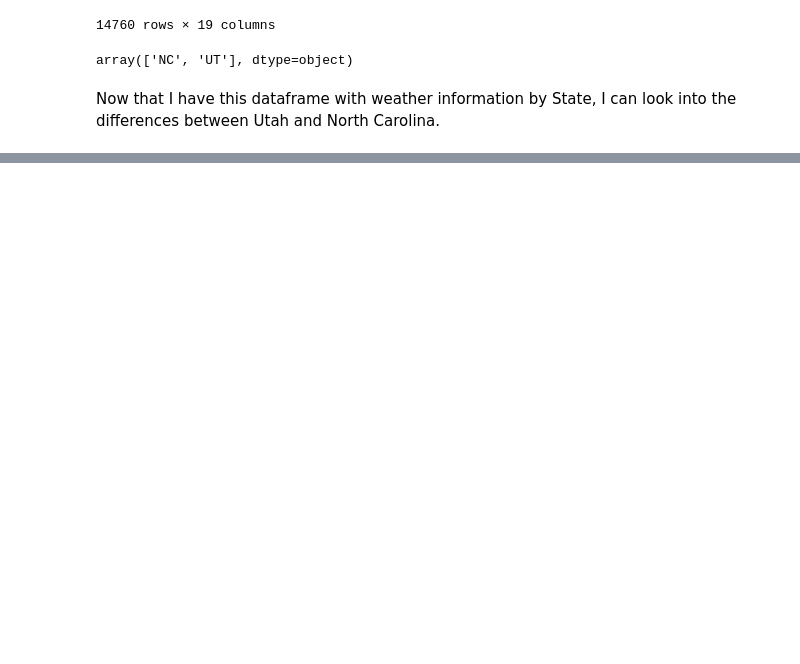
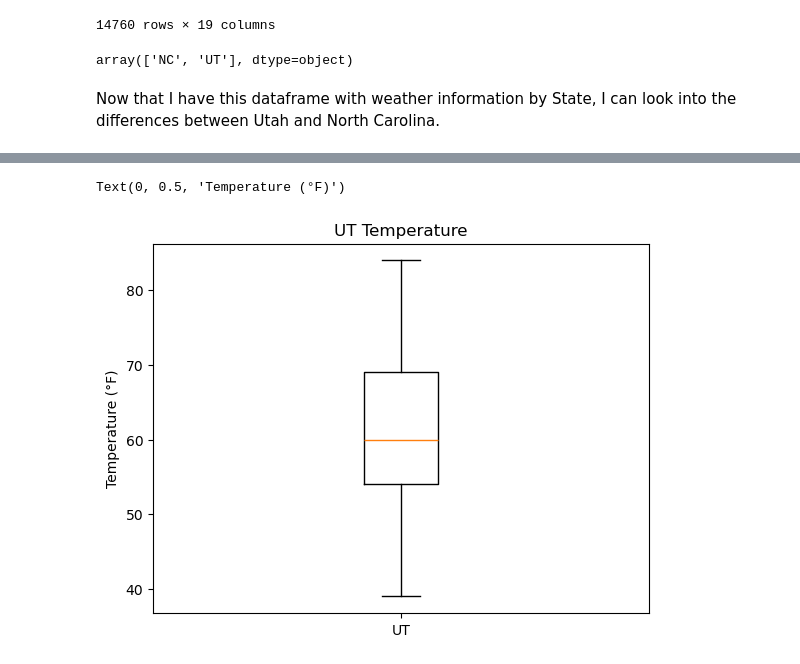
Before and after one commit to calkzhao/honeybees, a Jupyter notebook: jupyter_honeybee.ipynb, the cells around one changed output, grey strips where cells are left out. Cells and saved outputs as stored; diff of their text form; code cells hidden in the pictures; blank space fills up the shorter version.

```diff
--- a/jupyter_honeybee.ipynb
+++ b/jupyter_honeybee.ipynb
@@ -186,0 +183,4 @@ weather_with_state.describe(include='all')
+# %%
+weather_with_state["Temperature"] = pd.to_numeric(weather_with_state['Temperature'].astype(str).str.replace('\xa0', '', regex=True), errors='coerce')
+
+weather_with_state['Temperature']
@@ -186,0 +200,10 @@ weather_with_state.describe(include='all')
+# %%
+# now make boxplot
+ut_temp = weather_with_state[weather_with_state['State'] == 'UT']['Temperature']
+ut_temp
+plt.boxplot(ut_temp, labels = ['UT'])
+plt.title('UT Temperature')
+plt.ylabel('Temperature (°F)')
+# %% [output]
+Text(0, 0.5, 'Temperature (°F)')
+[figure, added]
```
Also changed, not shown: parts of 9 cells of this notebook.
